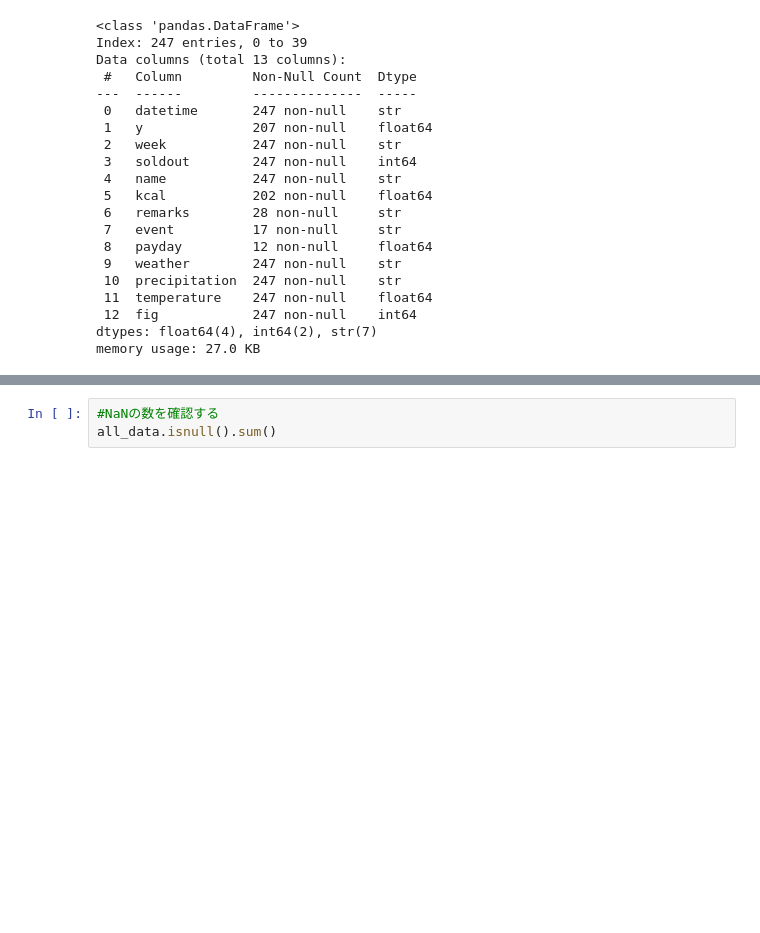
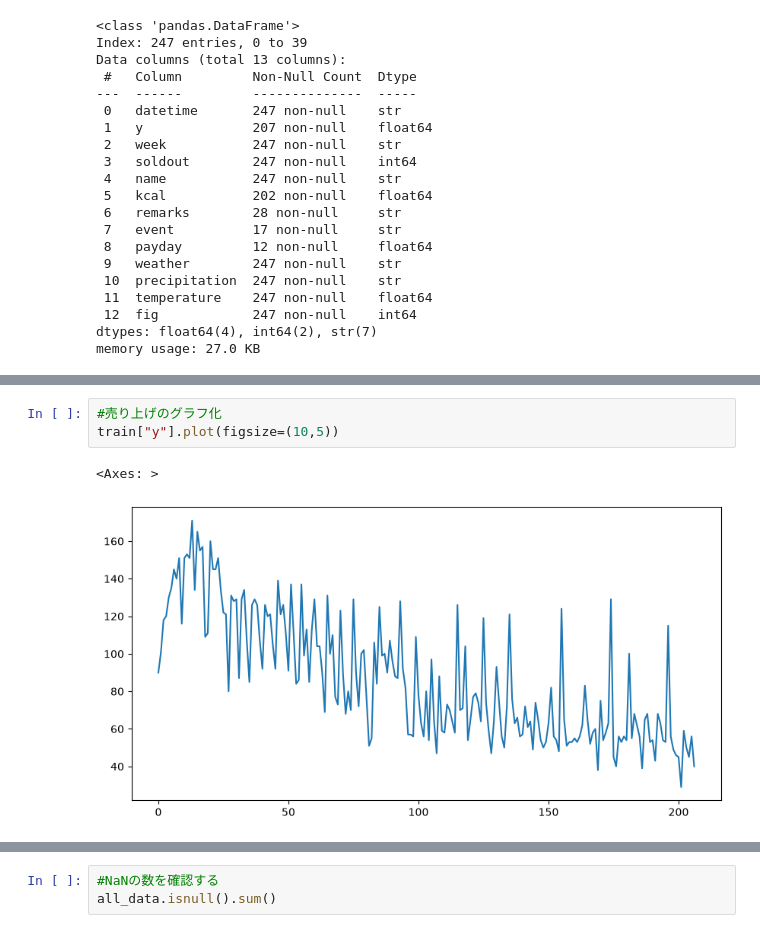
Before and after one commit to pchneurodiveyok132-cell/-----_---, a Jupyter notebook: First_Deliverable_2.ipynb, the cells around one changed output, grey strips where cells are left out. Cells and saved outputs as stored; diff of their text form; blank space fills up the shorter version.

```diff
--- a/First_Deliverable_2.ipynb
+++ b/First_Deliverable_2.ipynb
@@ -114,0 +128,6 @@ memory usage: 27.0 KB
+# %%
+#売り上げのグラフ化
+train["y"].plot(figsize=(10,5))
+# %% [output]
+<Axes: >
+[figure, added]
```
Also changed, not shown: parts of 9 cells of this notebook.
